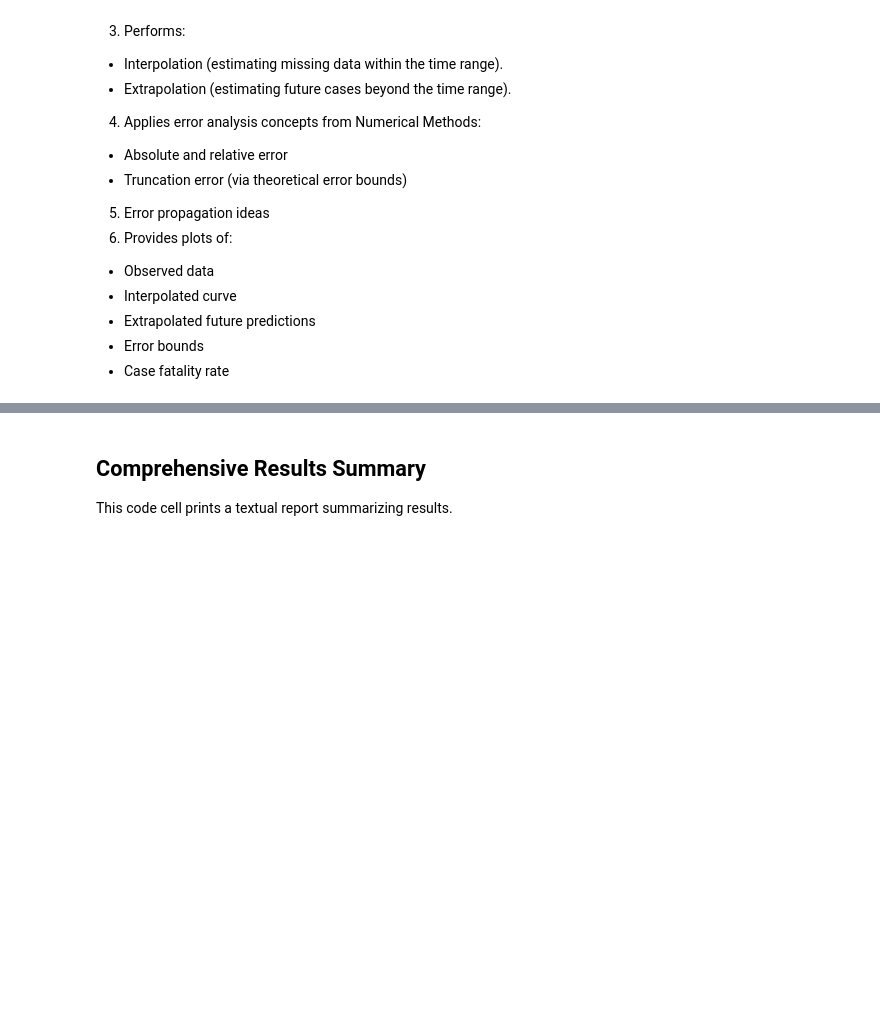
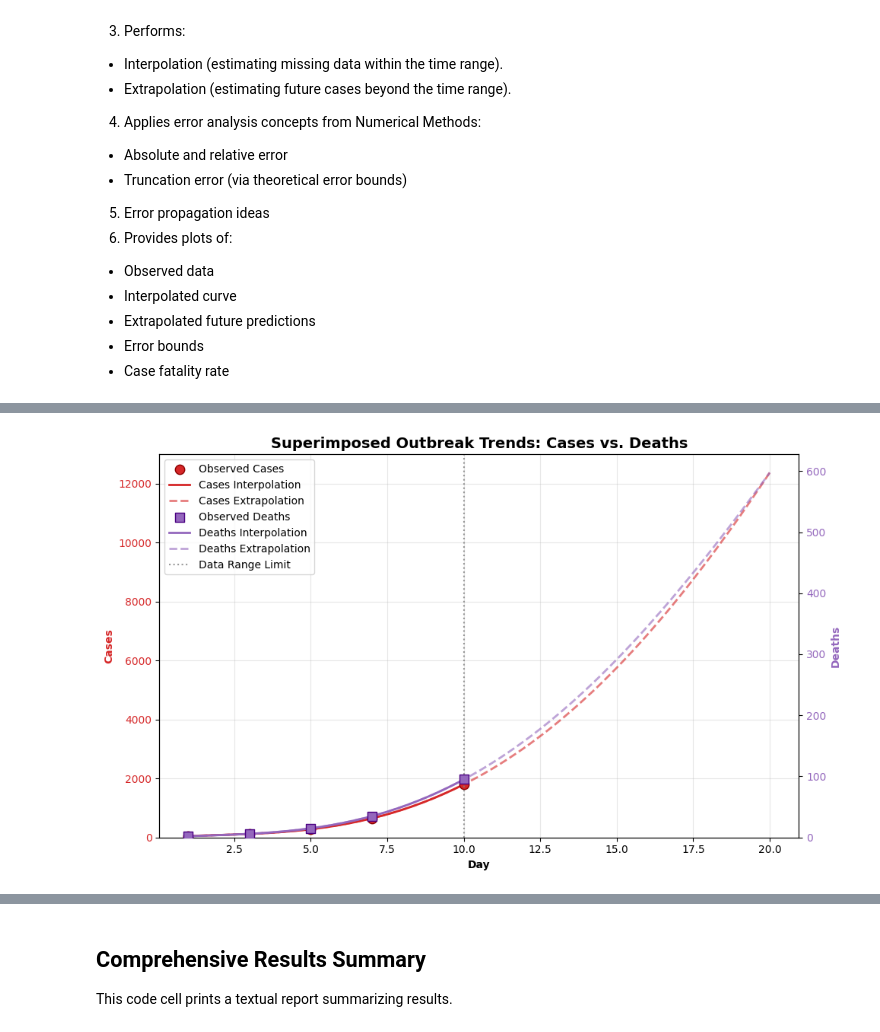
Before and after one commit to jjsnippets/-CPE3108, a Jupyter notebook: outbreak prediction.ipynb, the cells around one changed output, grey strips where cells are left out. Saved outputs shown, nothing was run; the diff lists cells and outputs as text; code cells hidden in the pictures; blank space fills up the shorter version.

```diff
--- a/outbreak prediction.ipynb
+++ b/outbreak prediction.ipynb
@@ -865,0 +489,65 @@ Visualization complete: 4 plots generated.
+# %%
+# 1. Setup the figure and primary axis (Cases - Left Side)
+fig, ax1 = plt.subplots(figsize=(10, 6))
+
+# Define X ranges for smooth plotting
+x_interp = np.linspace(predictor.days.min(), predictor.days.max(), 100)
+x_extrap = np.linspace(predictor.days.min(), 20, 150)
+
+# Calculate Y values
+y_interp_cases = predictor.interpolator_cases.evaluate(x_interp)
+y_extrap_cases = predictor.interpolator_cases.evaluate(x_extrap)
+y_interp_deaths = predictor.interpolator_deaths.evaluate(x_interp)
+y_extrap_deaths = predictor.interpolator_deaths.evaluate(x_extrap)
+
+# --- PLOT CASES (Left Axis) ---
+color_cases = 'tab:red'
+ax1.set_xlabel('Day', fontweight='bold')
+ax1.set_ylabel('Cases', color=color_cases, fontweight='bold')
+# Observed Cases
+ax1.scatter(predictor.days, predictor.case_data, color=color_cases, s=80,
+            label='Observed Cases', zorder=5, edgecolors='darkred')
+# Interpolation (Solid)
+ax1.plot(x_interp, y_interp_cases, color=color_cases, linestyle='-',
+         linewidth=2, label='Cases Interpolation')
+# Extrapolation (Dashed)
+ax1.plot(x_extrap, y_extrap_cases, color=color_cases, linestyle='--',
+         linewidth=2, alpha=0.6, label='Cases Extrapolation')
+ax1.tick_params(axis='y', labelcolor=color_cases)
+ax1.set_ylim(bottom=0)
+
+# --- PLOT DEATHS (Right Axis) ---
+# Create a second axes that shares the same x-axis
+ax2 = ax1.twinx()
+
+color_deaths = 'tab:purple'
+ax2.set_ylabel('Deaths', color=color_deaths, fontweight='bold')
+# Observed Deaths
+ax2.scatter(predictor.days, predictor.death_data, color=color_deaths, s=80, marker='s',
+            label='Observed Deaths', zorder=5, edgecolors='indigo')
+# Interpolation (Solid)
+ax2.plot(x_interp, y_interp_deaths, color=color_deaths, linestyle='-',
+         linewidth=2, label='Deaths Interpolation')
+# Extrapolation (Dashed)
+ax2.plot(x_extrap, y_extrap_deaths, color=color_deaths, linestyle='--',
+         linewidth=2, alpha=0.6, label='Deaths Extrapolation')
+ax2.tick_params(axis='y', labelcolor=color_deaths)
+ax2.set_ylim(bottom=0)
+
+# --- FORMATTING ---
+# Add a vertical line for the data range limit
+plt.axvline(predictor.days.max(), color='gray', linestyle=':', alpha=0.8,
+            label='Data Range Limit')
+
+plt.title('Superimposed Outbreak Trends: Cases vs. Deaths', fontsize=14, fontweight='bold')
+ax1.grid(True, alpha=0.3)
+
+# Combine legends from both axes
+lines_1, labels_1 = ax1.get_legend_handles_labels()
+lines_2, labels_2 = ax2.get_legend_handles_labels()
+ax1.legend(lines_1 + lines_2, labels_1 + labels_2, loc='upper left')
+
+plt.tight_layout()
+plt.show()
+# %% [output]
+[figure, added]
```
Also changed, not shown: parts of 39 cells of this notebook, 1 other file.
